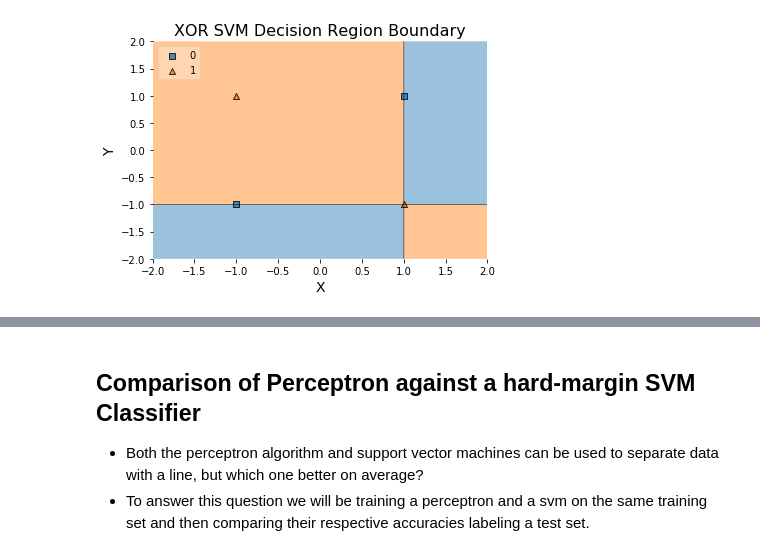
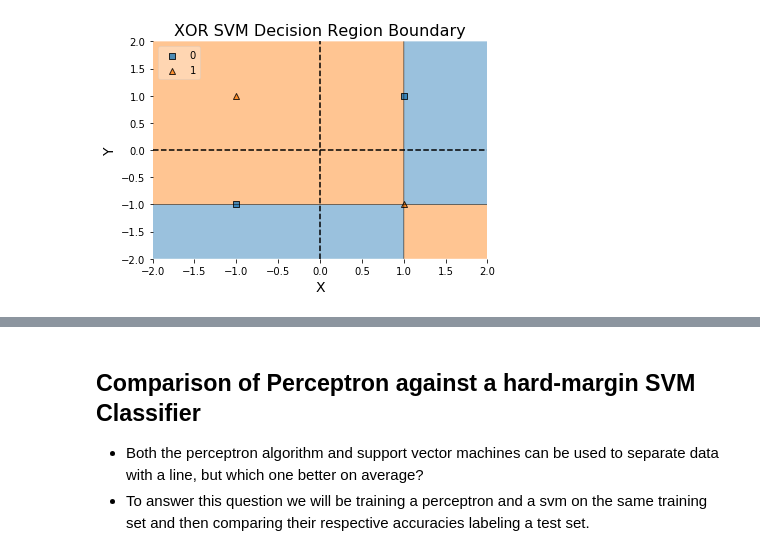
Before and after one commit to akkamin/ics435-svm, a Jupyter notebook: SVM_Combined.ipynb, the cells around one changed output, grey strips where cells are left out. Saved outputs shown, nothing was run; the diff lists cells and outputs as text; code cells hidden in the pictures.

```diff
--- a/SVM_Combined.ipynb
+++ b/SVM_Combined.ipynb
@@ -123,22 +128,24 @@ accuracy: 100.0%
 # %%
 xor_df = pd.DataFrame({'X': [1, 1, -1, -1],
                        'Y': [1, -1, -1, 1]  ,
                    'Label': [0, 1, 0, 1]})
 
 X = xor_df[['X', 'Y']]
 y = xor_df['Label']
 
 clf = svm.SVC(decision_function_shape='ovo', gamma='auto')
 clf.fit(X.values, y.values)
 
 plot_decision_regions(X=X.values, y=y.values, clf=clf, legend=2)
 
 plt.xlabel(X.columns[0], size=14)
 plt.ylabel(X.columns[1], size=14)
 plt.title('XOR SVM Decision Region Boundary', size=16)
+plt.axvline(x=0, color='black', linestyle='--')
+plt.axhline(y=0, color='black', linestyle='--')
 plt.show()
 # %% [output]
-[figure, old version]
+[figure, new version]
 # %%
 def xor_label(df):
     rtn = []
```
Also changed, not shown: parts of 18 cells of this notebook.
